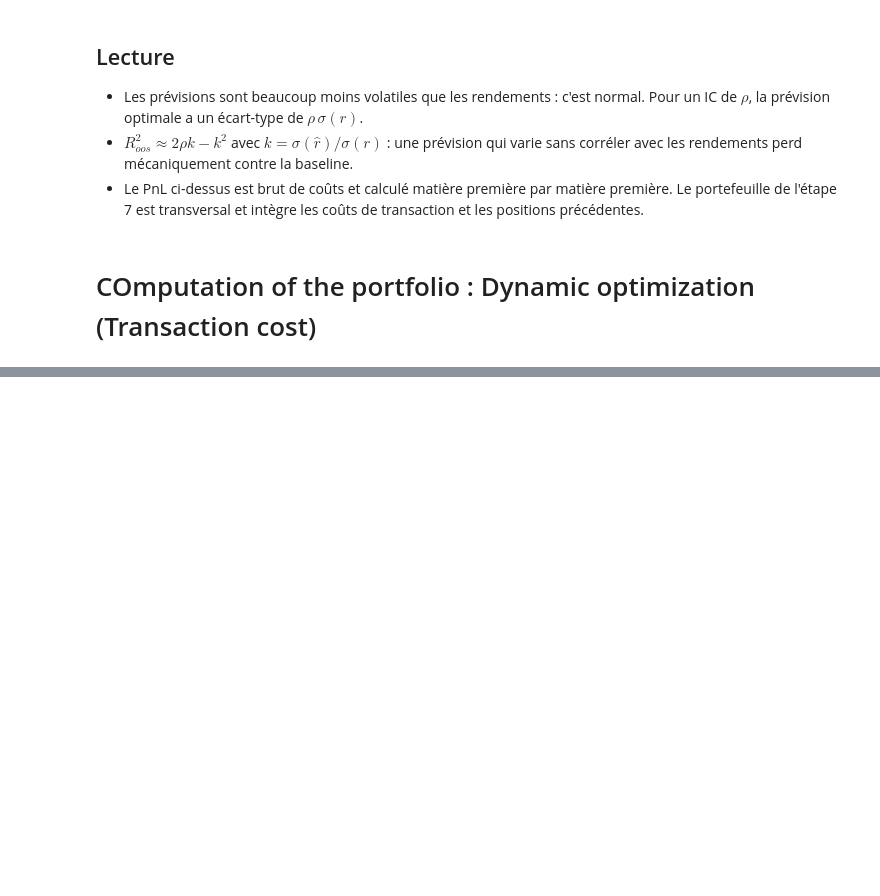
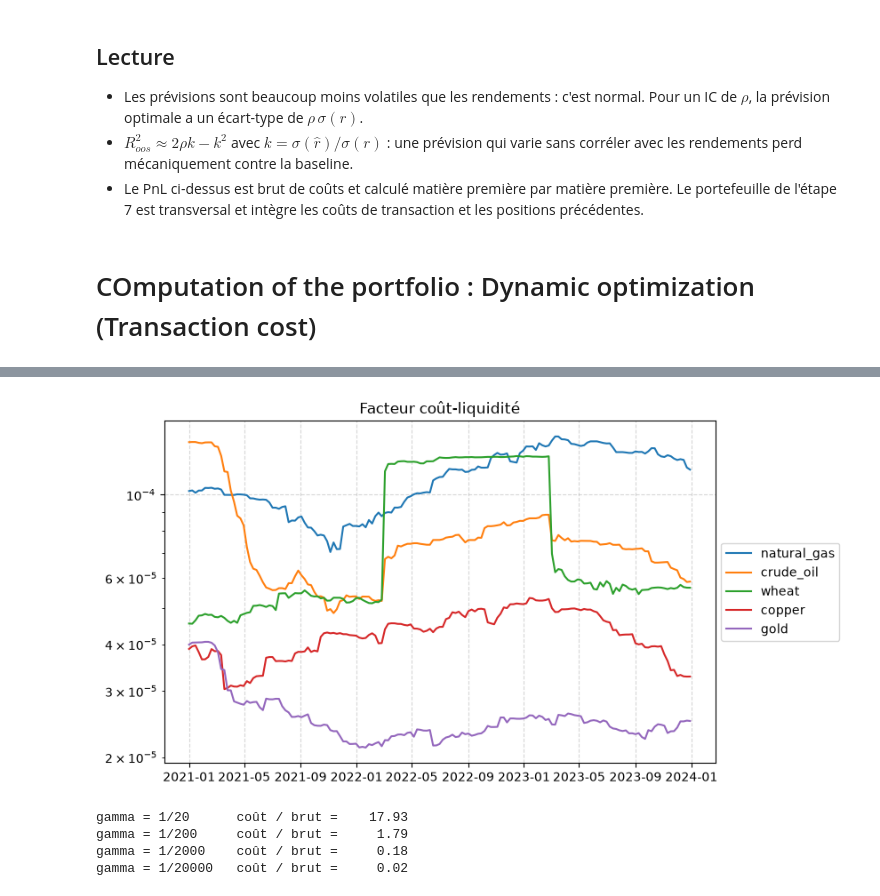
Before and after one commit to Martial071/ML_portfolio_and_trading, a Jupyter notebook: models/02_models_par_commodity.ipynb, the cells around one changed output, grey strips where cells are left out. Saved outputs shown, nothing was run; the diff lists cells and outputs as text; code cells hidden in the pictures; blank space fills up the shorter version.

```diff
--- a/models/02_models_par_commodity.ipynb
+++ b/models/02_models_par_commodity.ipynb
@@ -638,0 +749,10 @@ plt.show()
+# %%
+# target : rendement de t+1 aligné sur la semaine de décision t (estimation de V)
+TARGET_FULL = df.pivot(index="week", columns="commodity", values="target").sort_index()
+
+# ret : rendement réalisé de la semaine t (calcul du pnl)
+RET_REAL = df.pivot(index="week", columns="commodity", values="ret").sort_index()
+
+START, END = "2021-01-01", "2023-12-31"
+
+print("TARGET_FULL :", TARGET_FULL.shape, " RET_REAL :", RET_REAL.shape)
@@ -638,0 +774,38 @@ plt.show()
+# %%
+GAMMA = 1 / 2000
+LIQ_W = pd.Series(1 / len(COMS), index=COMS)
+
+vol_liquidity_factor = (
+    0.5 * GAMMA * RET_REAL.rolling(52).std().div(LIQ_W, axis=1)
+).loc[:, COMS]
+
+line(vol_liquidity_factor.loc[START:END], yscale="log",
+     title="Facteur coût-liquidité")
+# %% [output]
+[figure, added]
+# %%
+# Calibration de GAMMA : coût cumulé rapporté au pnl brut
+models =['Ridge', 'Random Forest', 'LightGBM']
+
+# models[0]: Ridge, models[1]: Random Forest, models[2] : LightGBM, pour prédiction et donc portefeuil
+KEY = (models[0], "B: price+news")
+
+m_probe = BacktesterWithCost(
+    MeanVarianceWithCost(),
+    vol_liquidity_factor=None,
+    max_train_size=52,
+    test_size=1,
+    start_date=START,
+    end_date=END,
+).train(ALPHA_FULL[KEY], TARGET_FULL, RET_REAL)
+
+for g in [1/20, 1/200, 1/2000, 1/20000]:
+    vlf = (0.5 * g * RET_REAL.rolling(52).std().div(LIQ_W, axis=1)).loc[:, COMS]
+    p = compute_pnl_components(m_probe.h_, RET_REAL, vol_liquidity_factor=vlf)
+    ratio = -p["impact cost"].sum() / abs(p["gross"].sum())
+    print(f"gamma = 1/{int(1/g):<6}  coût / brut = {ratio:8.2f}")
+# %% [output]
+gamma = 1/20      coût / brut =    17.93
+gamma = 1/200     coût / brut =     1.79
+gamma = 1/2000    coût / brut =     0.18
+gamma = 1/20000   coût / brut =     0.02
```
Also changed, not shown: parts of 28 cells of this notebook, 8 other files.
